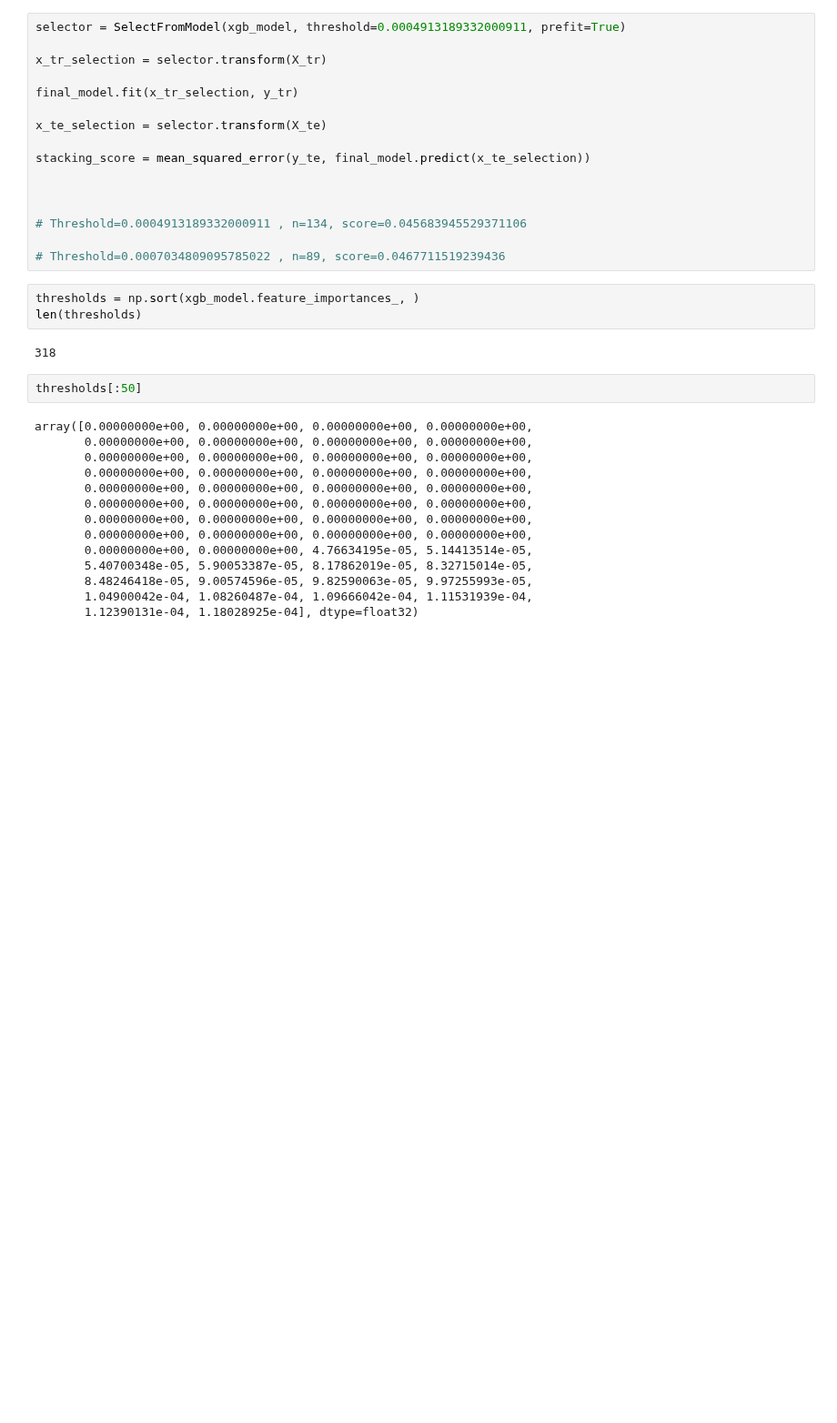
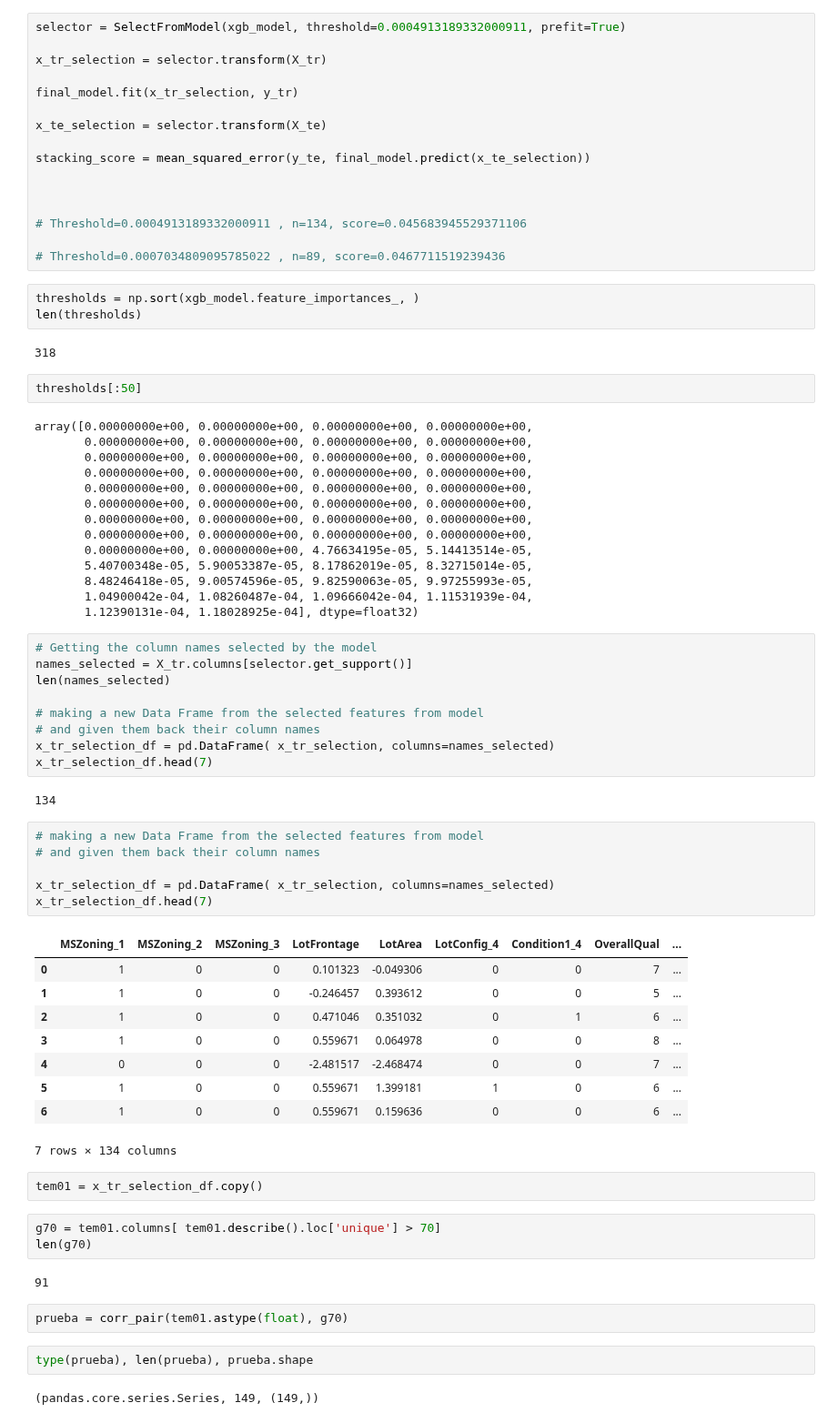
Before and after one commit to antirrabia/Data-Mining, a Jupyter notebook: notebooks/HousePrices.ipynb, the cells around one changed output. Shown at 91% size. Saved outputs shown, nothing was run; the diff lists cells and outputs as text; blank space fills up the shorter version.

```diff
--- a/notebooks/HousePrices.ipynb
+++ b/notebooks/HousePrices.ipynb
@@ -1483,3 +1505,43 @@ array([0.00000000e+00, 0.00000000e+00, 0.00000000e+00, 0.00000000e+00,
        8.48246418e-05, 9.00574596e-05, 9.82590063e-05, 9.97255993e-05,
        1.04900042e-04, 1.08260487e-04, 1.09666042e-04, 1.11531939e-04,
        1.12390131e-04, 1.18028925e-04], dtype=float32)
+# %%
+# Getting the column names selected by the model
+names_selected = X_tr.columns[selector.get_support()]
+len(names_selected)
+
+# making a new Data Frame from the selected features from model
+# and given them back their column names
+x_tr_selection_df = pd.DataFrame( x_tr_selection, columns=names_selected)
+x_tr_selection_df.head(7)
+# %% [output]
+134
+# %%
+# making a new Data Frame from the selected features from model
+# and given them back their column names
+
+x_tr_selection_df = pd.DataFrame( x_tr_selection, columns=names_selected)
+x_tr_selection_df.head(7)
+# %% [output]
+|  | MSZoning_1 | MSZoning_2 | MSZoning_3 | LotFrontage | LotArea | LotConfig_4 | Condition1_4 | OverallQual | ... |
+| 0 | 1 | 0 | 0 | 0.101323 | -0.049306 | 0 | 0 | 7 | ... |
+| 1 | 1 | 0 | 0 | -0.246457 | 0.393612 | 0 | 0 | 5 | ... |
+| 2 | 1 | 0 | 0 | 0.471046 | 0.351032 | 0 | 1 | 6 | ... |
+| 3 | 1 | 0 | 0 | 0.559671 | 0.064978 | 0 | 0 | 8 | ... |
+| 4 | 0 | 0 | 0 | -2.481517 | -2.468474 | 0 | 0 | 7 | ... |
+| 5 | 1 | 0 | 0 | 0.559671 | 1.399181 | 1 | 0 | 6 | ... |
+| 6 | 1 | 0 | 0 | 0.559671 | 0.159636 | 0 | 0 | 6 | ... |
+7 rows × 134 columns
+# %%
+tem01 = x_tr_selection_df.copy()
+# %%
+g70 = tem01.columns[ tem01.describe().loc['unique'] > 70]
+len(g70)
+# %% [output]
+91
+# %%
+prueba = corr_pair(tem01.astype(float), g70)
+# %%
+type(prueba), len(prueba), prueba.shape
+# %% [output]
+(pandas.core.series.Series, 149, (149,))
```
Also changed, not shown: parts of 8 cells of this notebook.
